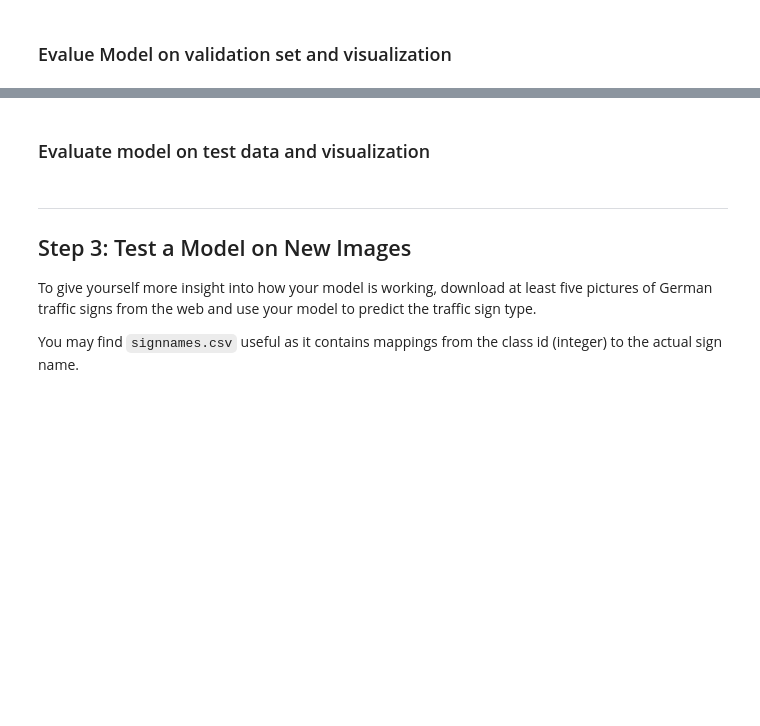
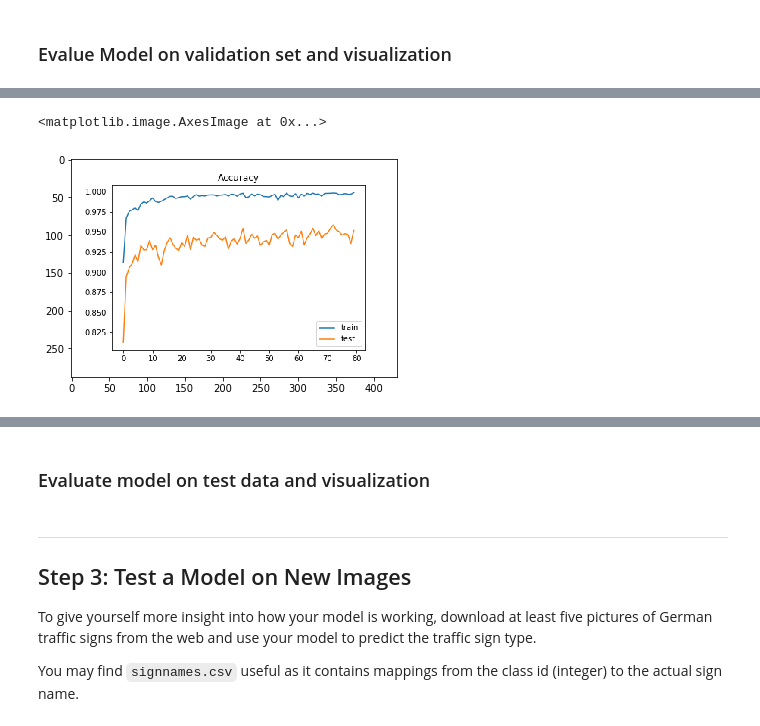
Before and after one commit to mehrshadshams/CarND-Traffic-Sign-Classifier-Project, a Jupyter notebook: Traffic_Sign_Classifier.ipynb, the cells around one changed output, grey strips where cells are left out. Cells and saved outputs as stored; diff of their text form; code cells hidden in the pictures; blank space fills up the shorter version.

```diff
--- a/Traffic_Sign_Classifier.ipynb
+++ b/Traffic_Sign_Classifier.ipynb
@@ -399,3 +534,9 @@ plot_history(history)
+# %%
+import matplotlib.image as mpimg
+plt.imshow(mpimg.imread('history5.png'))
+# %% [output]
+<matplotlib.image.AxesImage at 0x...>
+[figure, added]
 # %%
 def predict(image, normalize=True):
     with tf.Session() as sess:
```
Also changed, not shown: parts of 32 cells of this notebook, 6 other files.
